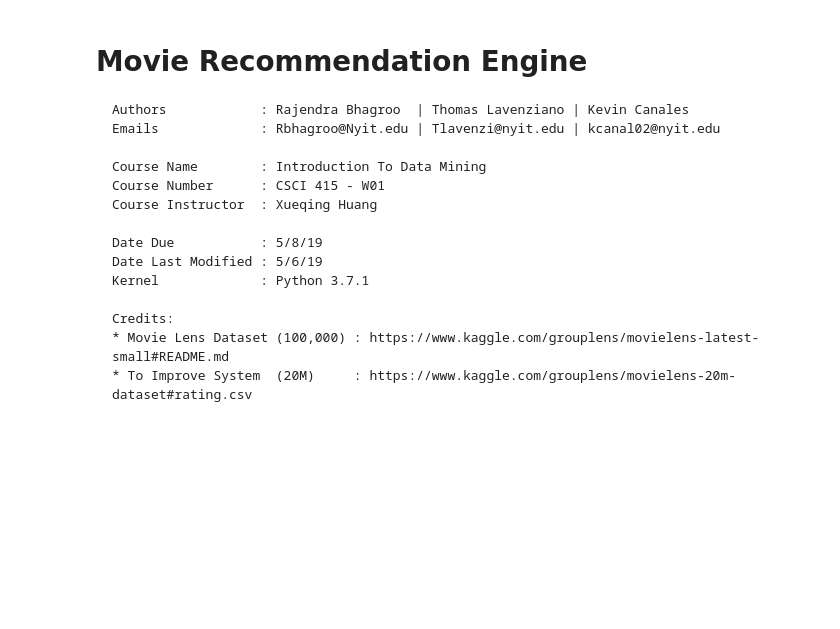
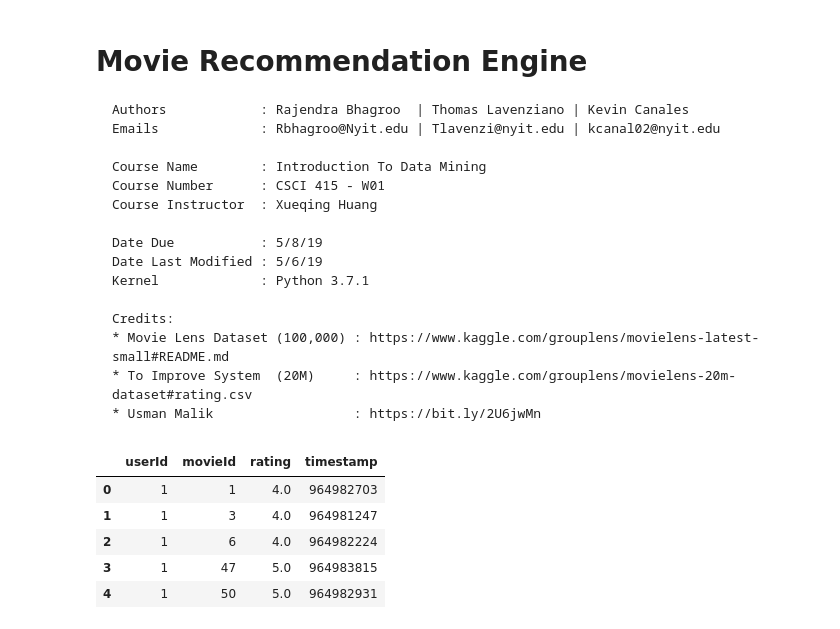
Before and after one commit to TomLavenziano/movie-recommendation-engine, a Jupyter notebook: Movie_Recommendation_Engine.ipynb, the cells around one changed output. Drawn from its saved outputs; the diff is of its cells as text; code cells hidden in the pictures; blank space fills up the shorter version.

```diff
--- a/Movie_Recommendation_Engine.ipynb
+++ b/Movie_Recommendation_Engine.ipynb
@@ -16,6 +16,7 @@ Kernel             : Python 3.7.1
 Credits:
 * Movie Lens Dataset (100,000) : https://www.kaggle.com/grouplens/movielens-latest-small#README.md
 * To Improve System  (20M)     : https://www.kaggle.com/grouplens/movielens-20m-dataset#rating.csv
+* Usman Malik                  : https://bit.ly/2U6jwMn
 </pre>
 # %%
 # Install pip packages for the current Jupyter kernel
@@ -46,0 +49,24 @@ import pickle
+# %%
+# Load Dataset (Unzip From Repo)
+
+'''
+Dataset Info:
+    Generated On : September 26, 2018
+    Users        : 610
+    Ratings      : 100836
+    Tags         : 3683
+    Movies       : 9742
+'''
+
+links_df = pd.read_csv(r"movielens-latest-small/links.csv")
+movies_df = pd.read_csv(r"movielens-latest-small/movies.csv")
+ratings_df = pd.read_csv(r"movielens-latest-small/ratings.csv")
+# %%
+ratings_df.head()
+# %% [output]
+|  | userId | movieId | rating | timestamp |
+| 0 | 1 | 1 | 4.0 | 964982703 |
+| 1 | 1 | 3 | 4.0 | 964981247 |
+| 2 | 1 | 6 | 4.0 | 964982224 |
+| 3 | 1 | 47 | 5.0 | 964983815 |
+| 4 | 1 | 50 | 5.0 | 964982931 |
```
Also changed, not shown: parts of 17 cells of this notebook, 1 other file.
